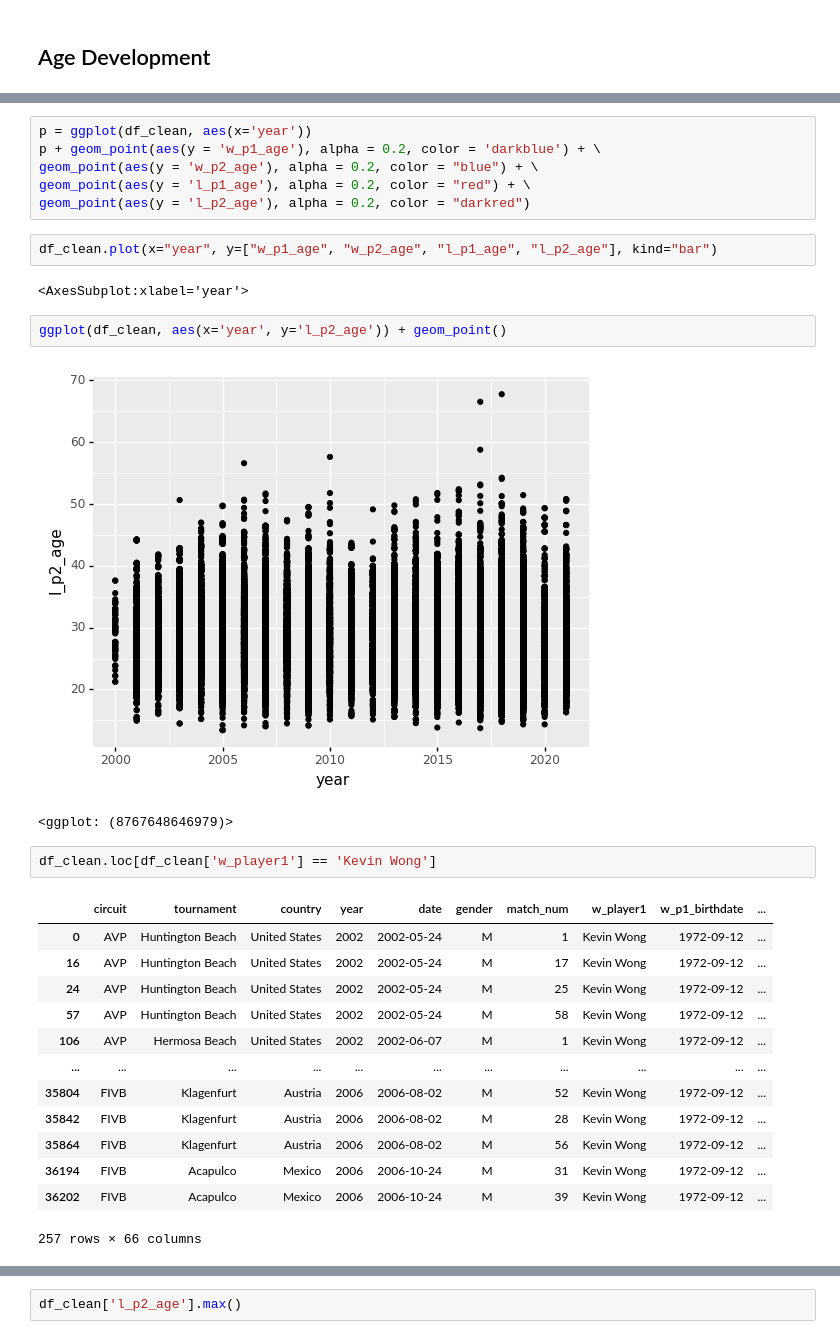
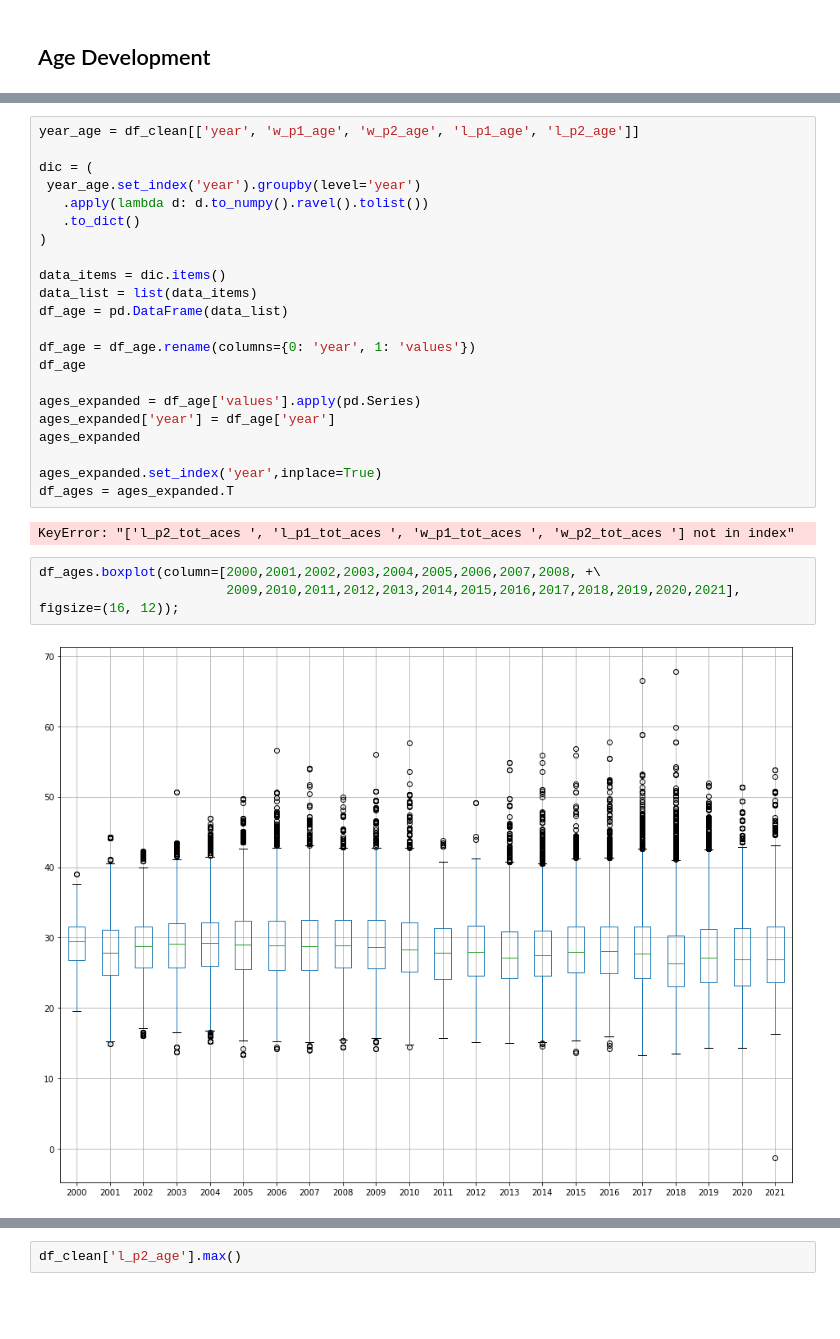
Before and after one commit to schap101/beachvolley_analysis, a Jupyter notebook: Beach_Volley.ipynb, the cells around one changed output, grey strips where cells are left out. Cells and saved outputs as stored; diff of their text form; blank space fills up the shorter version.

```diff
--- a/Beach_Volley.ipynb
+++ b/Beach_Volley.ipynb
@@ -171,31 +116,29 @@ ggplot(df_clean, aes(x='year')) + geom_point(aes(y = 'w_p1_age'), color = "darkr
-# %%
-p = ggplot(df_clean, aes(x='year'))
-p + geom_point(aes(y = 'w_p1_age'), alpha = 0.2, color = 'darkblue') + \
-geom_point(aes(y = 'w_p2_age'), alpha = 0.2, color = "blue") + \
-geom_point(aes(y = 'l_p1_age'), alpha = 0.2, color = "red") + \
-geom_point(aes(y = 'l_p2_age'), alpha = 0.2, color = "darkred")
-# %%
-df_clean.plot(x="year", y=["w_p1_age", "w_p2_age", "l_p1_age", "l_p2_age"], kind="bar")
-# %% [output]
-<AxesSubplot:xlabel='year'>
-# %%
-ggplot(df_clean, aes(x='year', y='l_p2_age')) + geom_point()
-# %% [output]
-[figure, removed]
-<ggplot: (8767648646979)>
-# %%
-df_clean.loc[df_clean['w_player1'] == 'Kevin Wong']
-# %% [output]
-|  | circuit | tournament | country | year | date | gender | match_num | w_player1 | w_p1_birthdate | ... |
-| 0 | AVP | Huntington Beach | United States | 2002 | 2002-05-24 | M | 1 | Kevin Wong | 1972-09-12 | ... |
-| 16 | AVP | Huntington Beach | United States | 2002 | 2002-05-24 | M | 17 | Kevin Wong | 1972-09-12 | ... |
-| 24 | AVP | Huntington Beach | United States | 2002 | 2002-05-24 | M | 25 | Kevin Wong | 1972-09-12 | ... |
-| 57 | AVP | Huntington Beach | United States | 2002 | 2002-05-24 | M | 58 | Kevin Wong | 1972-09-12 | ... |
-| 106 | AVP | Hermosa Beach | United States | 2002 | 2002-06-07 | M | 1 | Kevin Wong | 1972-09-12 | ... |
-| ... | ... | ... | ... | ... | ... | ... | ... | ... | ... | ... |
-| 35804 | FIVB | Klagenfurt | Austria | 2006 | 2006-08-02 | M | 52 | Kevin Wong | 1972-09-12 | ... |
-| 35842 | FIVB | Klagenfurt | Austria | 2006 | 2006-08-02 | M | 28 | Kevin Wong | 1972-09-12 | ... |
-| 35864 | FIVB | Klagenfurt | Austria | 2006 | 2006-08-02 | M | 56 | Kevin Wong | 1972-09-12 | ... |
-| 36194 | FIVB | Acapulco | Mexico | 2006 | 2006-10-24 | M | 31 | Kevin Wong | 1972-09-12 | ... |
-| 36202 | FIVB | Acapulco | Mexico | 2006 | 2006-10-24 | M | 39 | Kevin Wong | 1972-09-12 | ... |
-257 rows × 66 columns
+# %%
+year_age = df_clean[['year', 'w_p1_age', 'w_p2_age', 'l_p1_age', 'l_p2_age']]
+
+dic = (
+ year_age.set_index('year').groupby(level='year')
+   .apply(lambda d: d.to_numpy().ravel().tolist())
+   .to_dict()
+)
+
+data_items = dic.items()
+data_list = list(data_items)
+df_age = pd.DataFrame(data_list)
+
+df_age = df_age.rename(columns={0: 'year', 1: 'values'})
+df_age
+
+ages_expanded = df_age['values'].apply(pd.Series)
+ages_expanded['year'] = df_age['year']
+ages_expanded
+
+ages_expanded.set_index('year',inplace=True)
+df_ages = ages_expanded.T
+# %% [output]
+KeyError: "['l_p2_tot_aces ', 'l_p1_tot_aces ', 'w_p1_tot_aces ', 'w_p2_tot_aces '] not in index"
+# %%
+df_ages.boxplot(column=[2000,2001,2002,2003,2004,2005,2006,2007,2008, +\
+                        2009,2010,2011,2012,2013,2014,2015,2016,2017,2018,2019,2020,2021], figsize=(16, 12));
+# %% [output]
+[figure, added]
```
Also changed, not shown: parts of 21 cells of this notebook.
